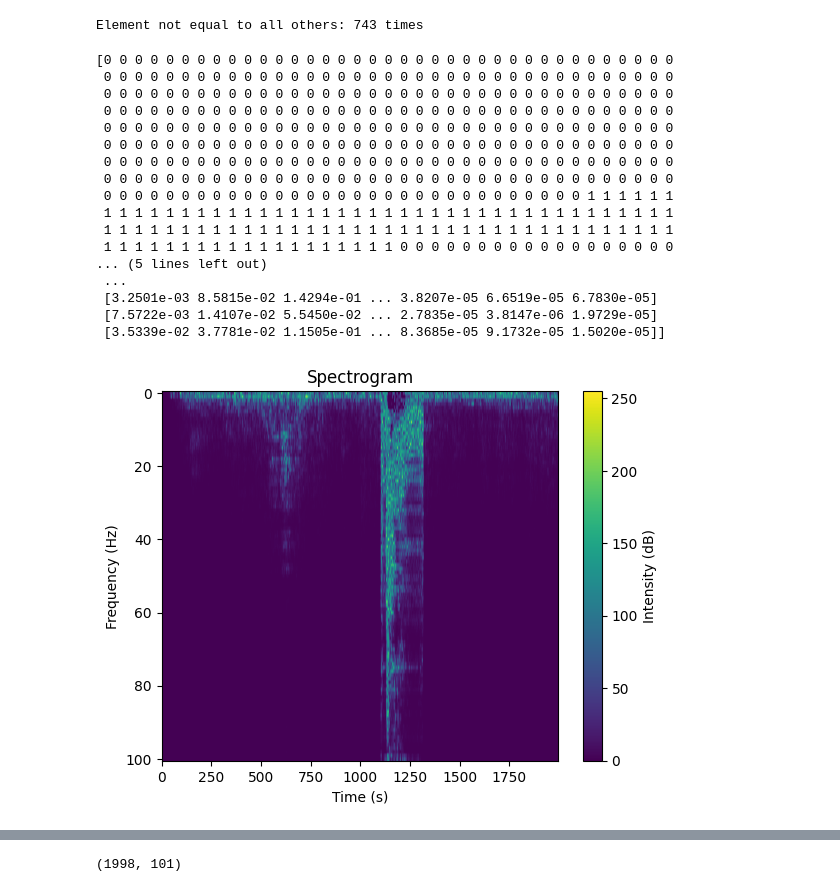
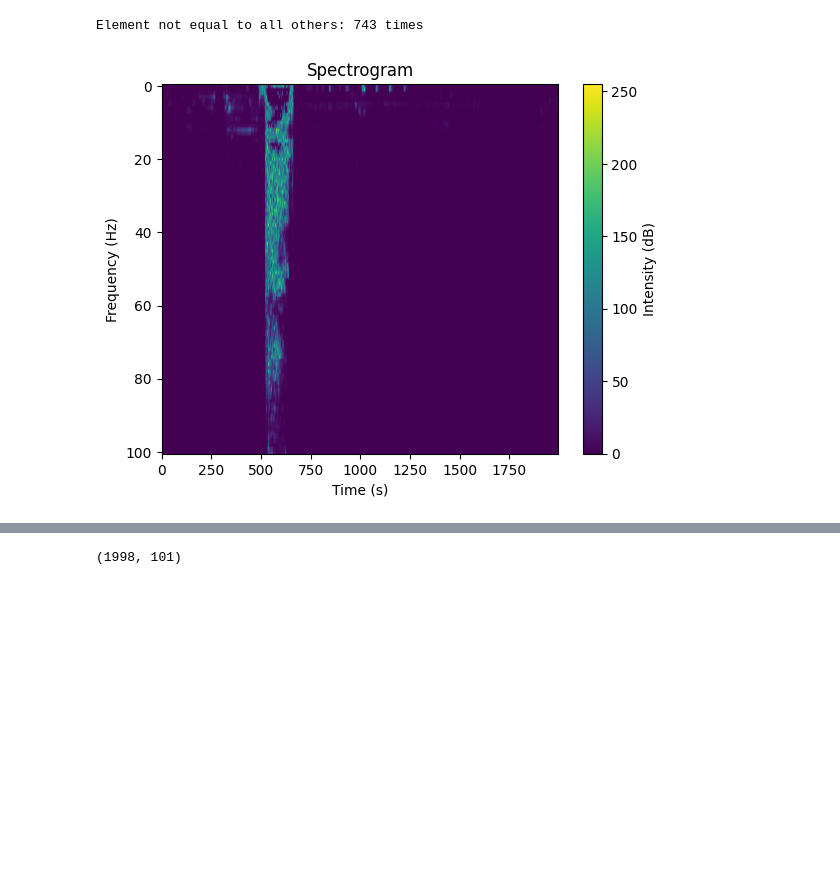
Before and after one commit to nouralmulhem/Cipher-Sphere, a Jupyter notebook: try/fakeDatadet.ipynb, the cells around one changed output, grey strips where cells are left out. Cells and saved outputs as stored; diff of their text form; code cells hidden in the pictures; blank space fills up the shorter version.

```diff
--- a/try/fakeDatadet.ipynb
+++ b/try/fakeDatadet.ipynb
@@ -106,36 +103,19 @@ Element not equal to all others: 743 times
 # %%
 import matplotlib.pyplot as plt
 import numpy as np
 # plt.figure()  # Adjust the figure size as needed
 # plt.imshow([array1[0][0]], cmap='gray', aspect='auto')
 # plt.axis('off')
 # plt.show()
 
-print(real2[5])
-print(real1[5])
+# print(real2[5])
+# print(real1[5])
 
-plt.imshow((real1[5]*255).astype(np.uint8).T, aspect='auto')
+plt.imshow((real1[11]*255).astype(np.uint8).T,aspect='auto')
 plt.xlabel('Time (s)')
 plt.ylabel('Frequency (Hz)')
 plt.title('Spectrogram')
 plt.colorbar(label='Intensity (dB)')
 plt.show()
 # %% [output]
-[0 0 0 0 0 0 0 0 0 0 0 0 0 0 0 0 0 0 0 0 0 0 0 0 0 0 0 0 0 0 0 0 0 0 0 0 0
- 0 0 0 0 0 0 0 0 0 0 0 0 0 0 0 0 0 0 0 0 0 0 0 0 0 0 0 0 0 0 0 0 0 0 0 0 0
- 0 0 0 0 0 0 0 0 0 0 0 0 0 0 0 0 0 0 0 0 0 0 0 0 0 0 0 0 0 0 0 0 0 0 0 0 0
- 0 0 0 0 0 0 0 0 0 0 0 0 0 0 0 0 0 0 0 0 0 0 0 0 0 0 0 0 0 0 0 0 0 0 0 0 0
- 0 0 0 0 0 0 0 0 0 0 0 0 0 0 0 0 0 0 0 0 0 0 0 0 0 0 0 0 0 0 0 0 0 0 0 0 0
- 0 0 0 0 0 0 0 0 0 0 0 0 0 0 0 0 0 0 0 0 0 0 0 0 0 0 0 0 0 0 0 0 0 0 0 0 0
- 0 0 0 0 0 0 0 0 0 0 0 0 0 0 0 0 0 0 0 0 0 0 0 0 0 0 0 0 0 0 0 0 0 0 0 0 0
- 0 0 0 0 0 0 0 0 0 0 0 0 0 0 0 0 0 0 0 0 0 0 0 0 0 0 0 0 0 0 0 0 0 0 0 0 0
- 0 0 0 0 0 0 0 0 0 0 0 0 0 0 0 0 0 0 0 0 0 0 0 0 0 0 0 0 0 0 0 1 1 1 1 1 1
- 1 1 1 1 1 1 1 1 1 1 1 1 1 1 1 1 1 1 1 1 1 1 1 1 1 1 1 1 1 1 1 1 1 1 1 1 1
- 1 1 1 1 1 1 1 1 1 1 1 1 1 1 1 1 1 1 1 1 1 1 1 1 1 1 1 1 1 1 1 1 1 1 1 1 1
- 1 1 1 1 1 1 1 1 1 1 1 1 1 1 1 1 1 1 1 0 0 0 0 0 0 0 0 0 0 0 0 0 0 0 0 0 0
-... (5 lines left out)
- ...
- [3.2501e-03 8.5815e-02 1.4294e-01 ... 3.8207e-05 6.6519e-05 6.7830e-05]
- [7.5722e-03 1.4107e-02 5.5450e-02 ... 2.7835e-05 3.8147e-06 1.9729e-05]
- [3.5339e-02 3.7781e-02 1.1505e-01 ... 8.3685e-05 9.1732e-05 1.5020e-05]]
-[figure, old version]
+[figure, new version]
```
Also changed, not shown: parts of 8 cells of this notebook, 1 other file.
